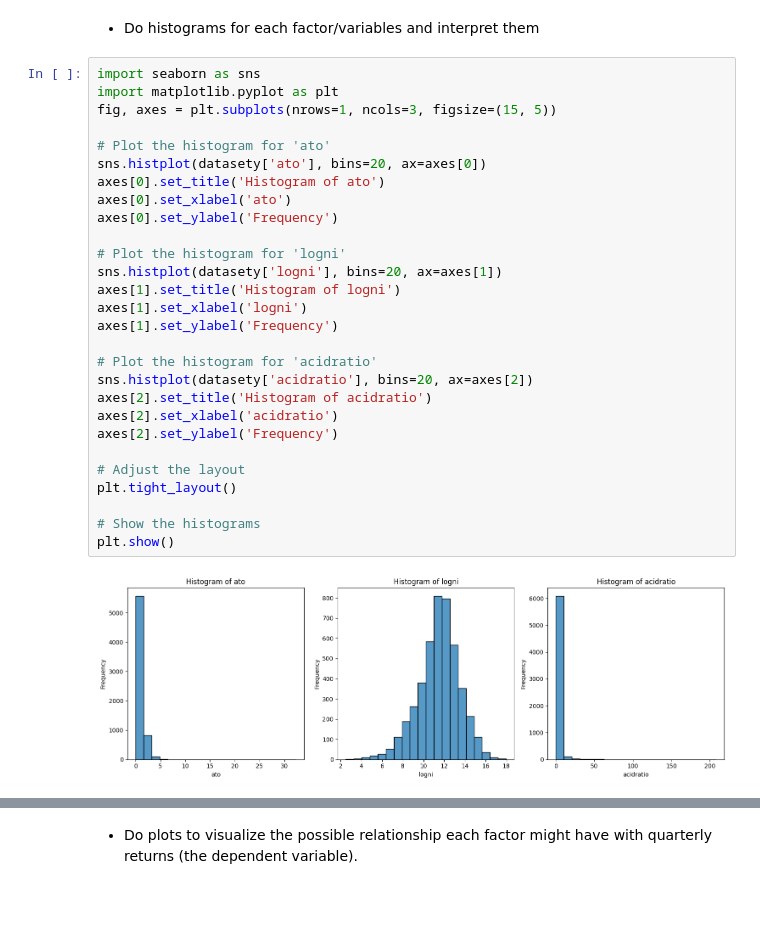
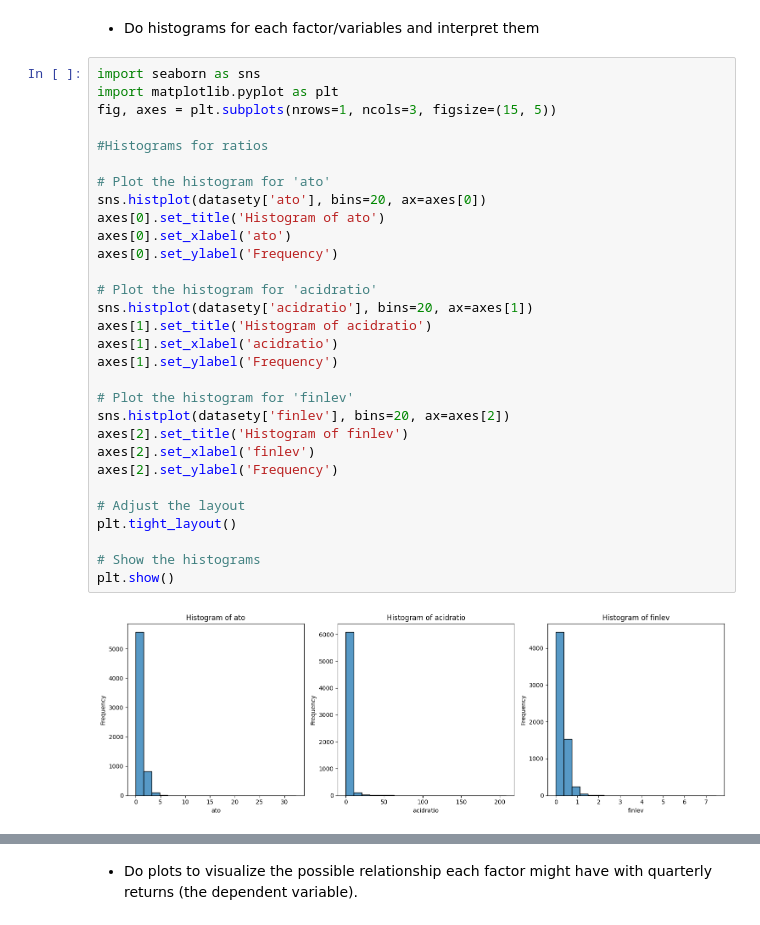
Before and after one commit to Jaime-prog/Statistics_Data_Science_TC3006C, a Jupyter notebook: Project/Reto_estadística_TC3006C_investment_final.ipynb, the cells around one changed output, grey strips where cells are left out. Saved outputs shown, nothing was run; the diff lists cells and outputs as text.

```diff
--- a/Project/Reto_estadística_TC3006C_investment_final.ipynb
+++ b/Project/Reto_estadística_TC3006C_investment_final.ipynb
@@ -721,30 +732,32 @@ The ratios with the strongest correlations were the following:
 # %%
 import seaborn as sns
 import matplotlib.pyplot as plt
 fig, axes = plt.subplots(nrows=1, ncols=3, figsize=(15, 5))
+
+#Histograms for ratios
 
 # Plot the histogram for 'ato'
 sns.histplot(datasety['ato'], bins=20, ax=axes[0])
 axes[0].set_title('Histogram of ato')
 axes[0].set_xlabel('ato')
 axes[0].set_ylabel('Frequency')
 
-# Plot the histogram for 'logni'
-sns.histplot(datasety['logni'], bins=20, ax=axes[1])
-axes[1].set_title('Histogram of logni')
-axes[1].set_xlabel('logni')
+# Plot the histogram for 'acidratio'
+sns.histplot(datasety['acidratio'], bins=20, ax=axes[1])
+axes[1].set_title('Histogram of acidratio')
+axes[1].set_xlabel('acidratio')
 axes[1].set_ylabel('Frequency')
 
-# Plot the histogram for 'acidratio'
-sns.histplot(datasety['acidratio'], bins=20, ax=axes[2])
-axes[2].set_title('Histogram of acidratio')
-axes[2].set_xlabel('acidratio')
+# Plot the histogram for 'finlev'
+sns.histplot(datasety['finlev'], bins=20, ax=axes[2])
+axes[2].set_title('Histogram of finlev')
+axes[2].set_xlabel('finlev')
 axes[2].set_ylabel('Frequency')
 
 # Adjust the layout
 plt.tight_layout()
 
 # Show the histograms
 plt.show()
 # %% [output]
-[figure, old version]
+[figure, new version]
```
Also changed, not shown: parts of 10 cells of this notebook.
